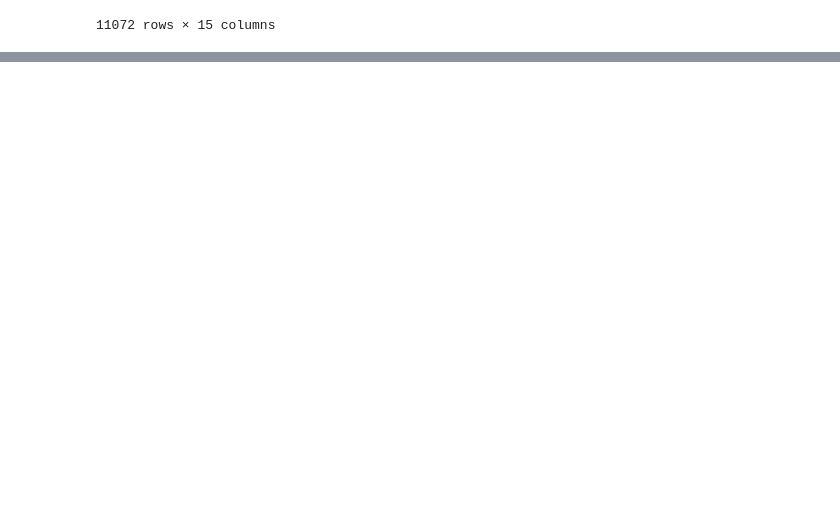
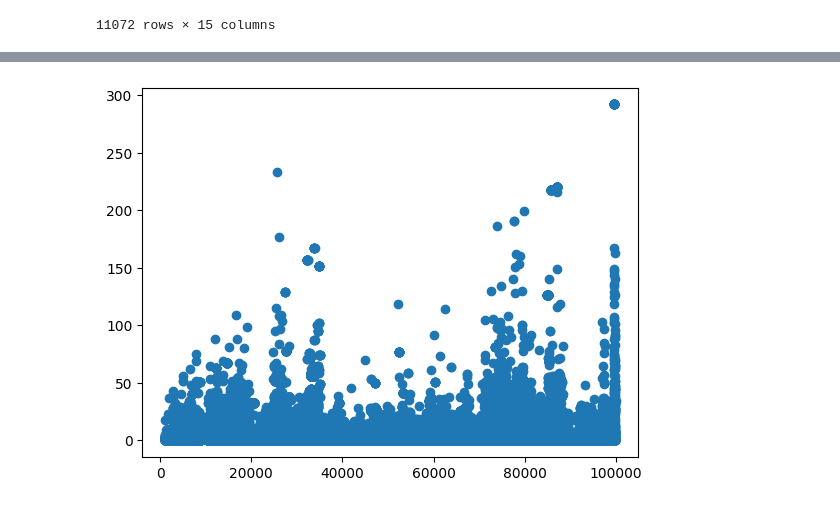
Before and after one commit to donicas/ftiproj, a Jupyter notebook: FTIproj.ipynb, the cells around one changed output, grey strips where cells are left out. Saved outputs shown, nothing was run; the diff lists cells and outputs as text; code cells hidden in the pictures; blank space fills up the shorter version.

```diff
--- a/FTIproj.ipynb
+++ b/FTIproj.ipynb
@@ -169,0 +209,5 @@ df_copy_two.dropna(subset=["health_contaminant_names"])
+# %%
+plt.scatter(df_copy_two['zip'], df_copy_two['total_violations'])
+plt.show()
+# %% [output]
+[figure, added]
```
Also changed, not shown: parts of 5 cells of this notebook.
